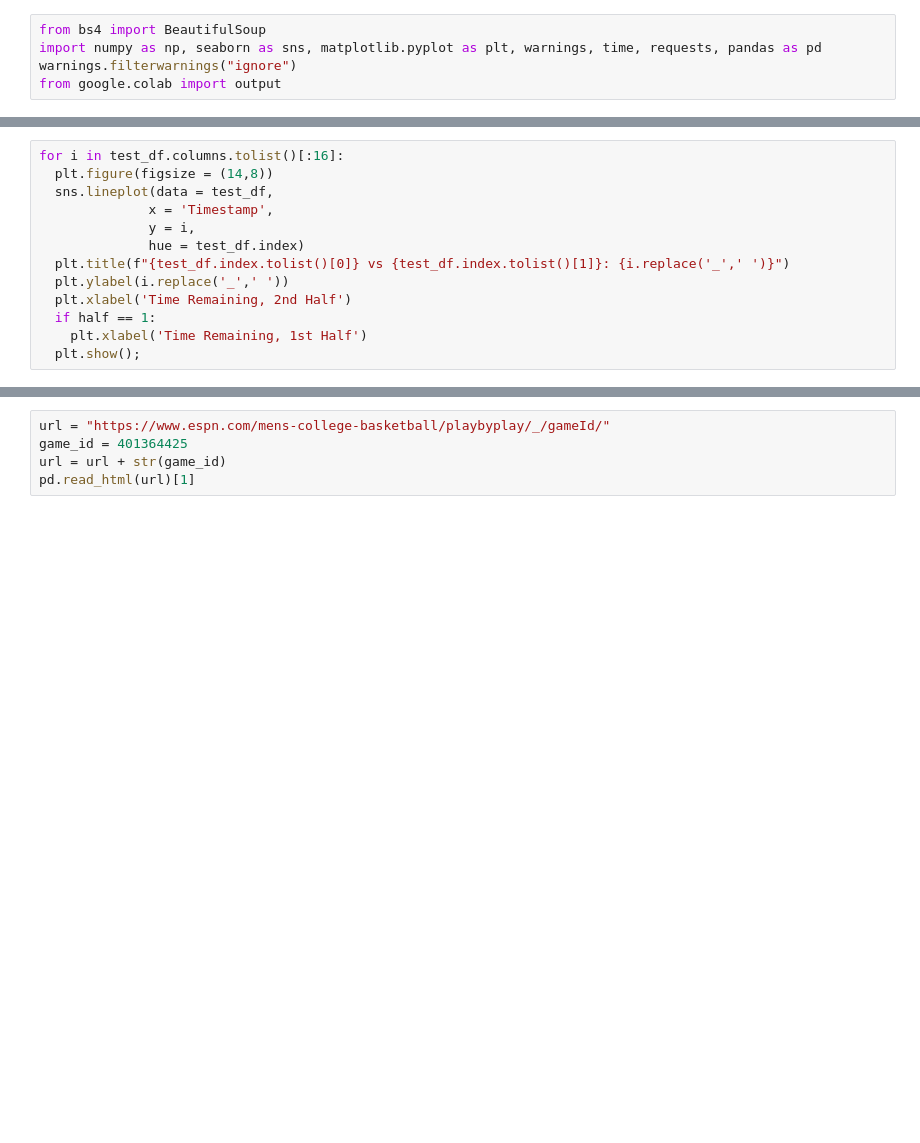
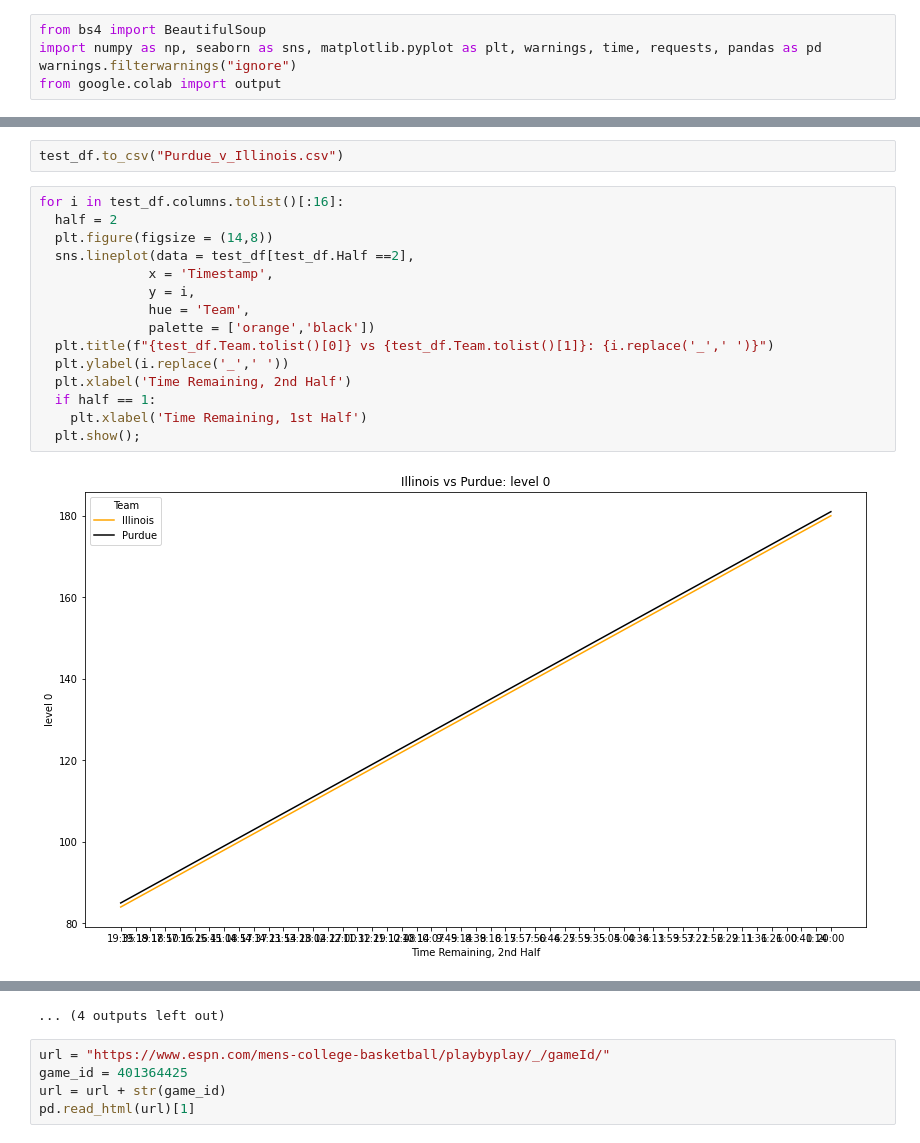
Before and after one commit to fmathews11/College_Basketball_Functions, a Jupyter notebook: Pulling_In_Boxscores.ipynb, the cells around one changed output, grey strips where cells are left out. Drawn from its saved outputs; the diff is of its cells as text; blank space fills up the shorter version.

```diff
--- a/Pulling_In_Boxscores.ipynb
+++ b/Pulling_In_Boxscores.ipynb
@@ -251,13 +271,19 @@ j =  2
+# %%
+test_df.to_csv("Purdue_v_Illinois.csv")
 # %%
 for i in test_df.columns.tolist()[:16]:
+  half = 2
   plt.figure(figsize = (14,8))
-  sns.lineplot(data = test_df,
+  sns.lineplot(data = test_df[test_df.Half ==2],
               x = 'Timestamp',
               y = i,
-              hue = test_df.index)
-  plt.title(f"{test_df.index.tolist()[0]} vs {test_df.index.tolist()[1]}: {i.replace('_',' ')}")
+              hue = 'Team',
+              palette = ['orange','black'])
+  plt.title(f"{test_df.Team.tolist()[0]} vs {test_df.Team.tolist()[1]}: {i.replace('_',' ')}")
   plt.ylabel(i.replace('_',' '))
   plt.xlabel('Time Remaining, 2nd Half')
   if half == 1:
     plt.xlabel('Time Remaining, 1st Half')
   plt.show();
+# %% [output]
+[figure, added]
@@ -264,3 +301,4 @@ for i in test_df.columns.tolist()[:16]:
+... (4 outputs left out)
 # %%
 url = "https://www.espn.com/mens-college-basketball/playbyplay/_/gameId/"
 game_id = 401364425
```
Also changed, not shown: parts of 7 cells of this notebook.
